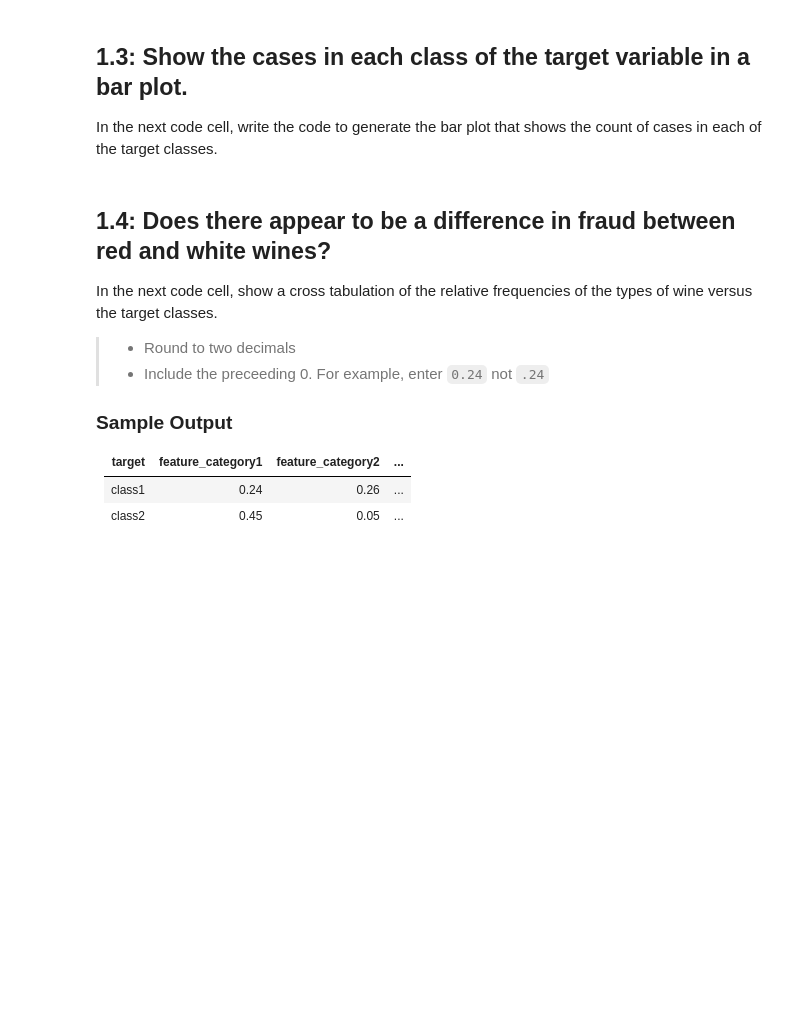
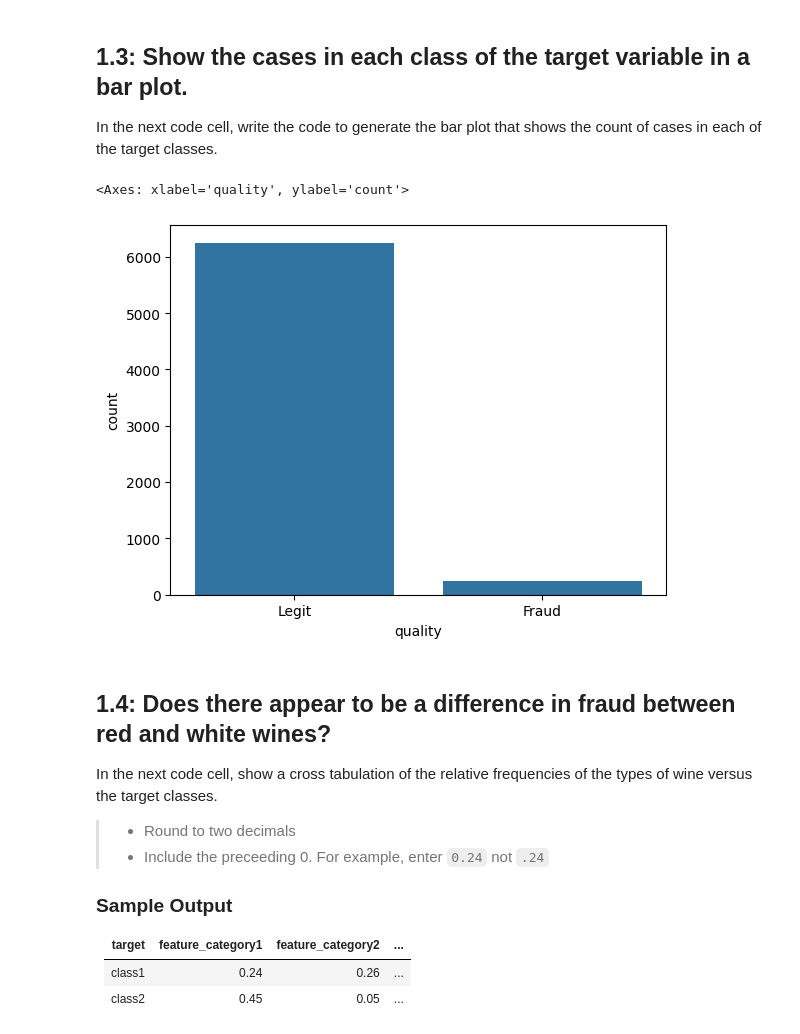
Before and after one commit to nickstone1911/data-analysis-practice, a Jupyter notebook: SVC_Classifier.ipynb, the cells around one changed output. Saved outputs shown, nothing was run; the diff lists cells and outputs as text; code cells hidden in the pictures; blank space fills up the shorter version.

```diff
--- a/SVC_Classifier.ipynb
+++ b/SVC_Classifier.ipynb
@@ -157,6 +158,11 @@ wine.describe().transpose()
 ## 1.3: Show the cases in each class of the target variable in a bar plot.
 
 In the next code cell, write the code to generate the bar plot that shows the count of cases in each of the target classes.
+# %%
+sns.barplot(wine.quality.value_counts())
+# %% [output]
+<Axes: xlabel='quality', ylabel='count'>
+[figure, added]
 # %% [markdown]
 ## 1.4: Does there appear to be a difference in fraud between red and white wines?
 
```
Also changed, not shown: parts of 4 cells of this notebook.
